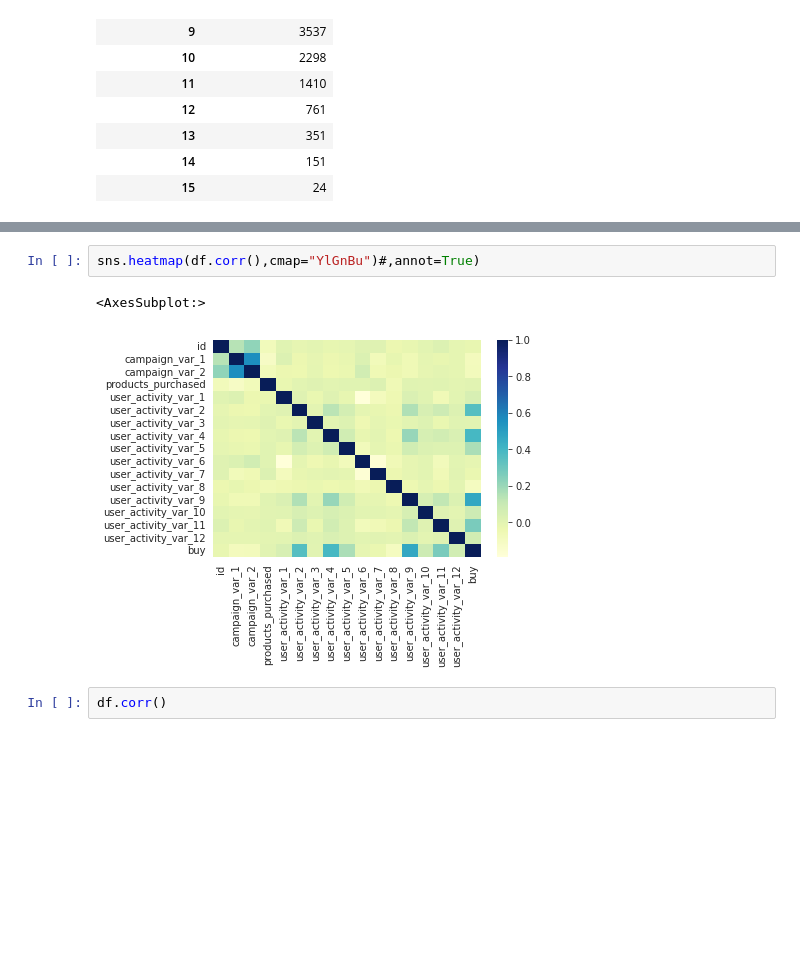
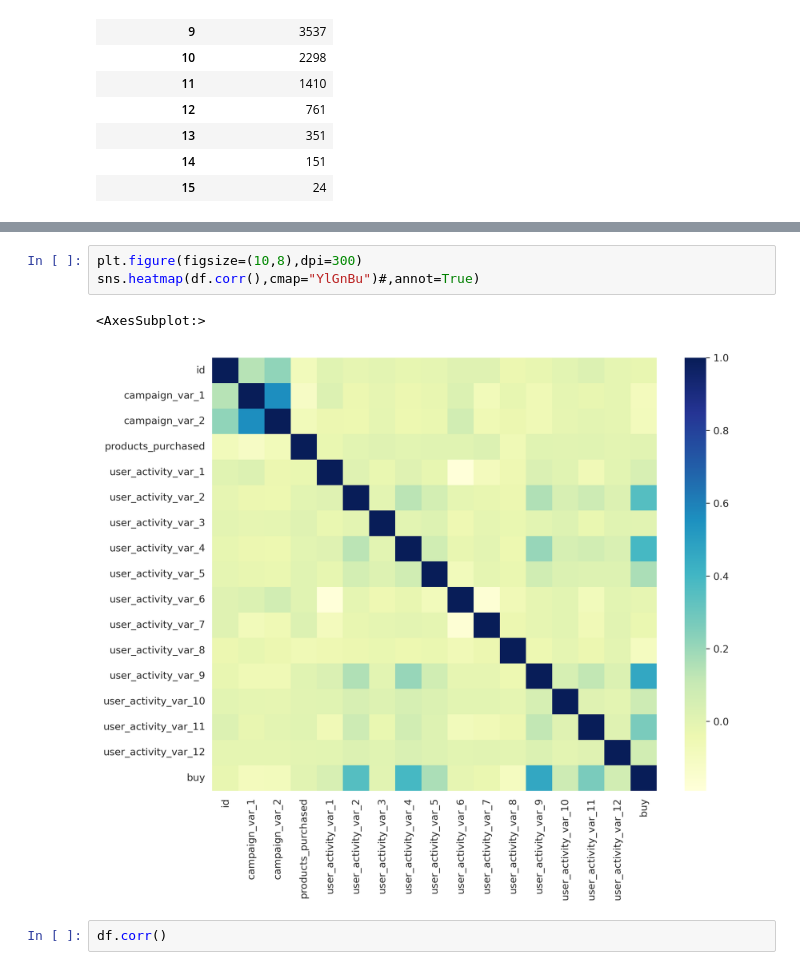
Before and after one commit to kirandapkar/Hackathon-Startup-Customer-lead, a Jupyter notebook: startup_leads_eda.ipynb, the cells around one changed output, grey strips where cells are left out. Saved outputs shown, nothing was run; the diff lists cells and outputs as text; blank space fills up the shorter version.

```diff
--- a/startup_leads_eda.ipynb
+++ b/startup_leads_eda.ipynb
@@ -181,10 +182,11 @@ plt.show()
 [figure]
 [figure]
 # %%
+plt.figure(figsize=(10,8),dpi=300)
 sns.heatmap(df.corr(),cmap="YlGnBu")#,annot=True)
 # %% [output]
 <AxesSubplot:>
-[figure, old version]
+[figure, new version]
 # %%
 df.corr()
 # %% [output]
```
Also changed, not shown: parts of 36 cells of this notebook.
